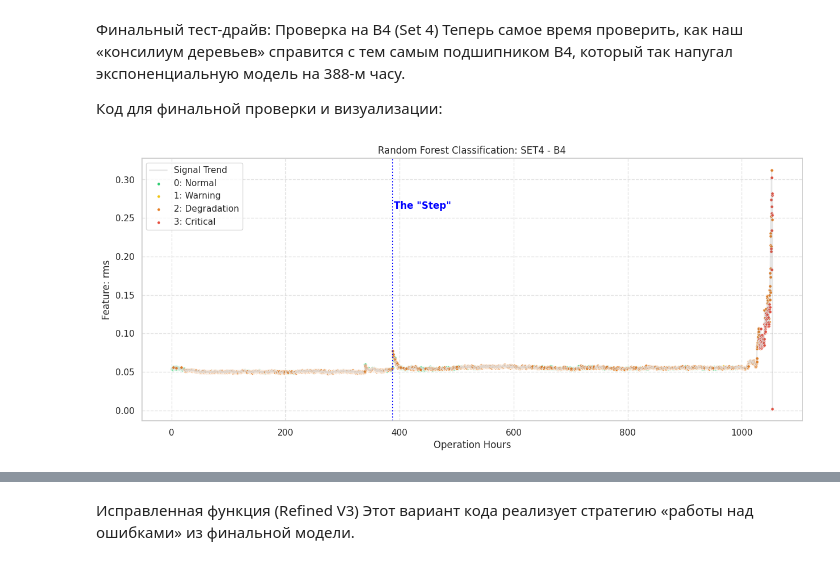
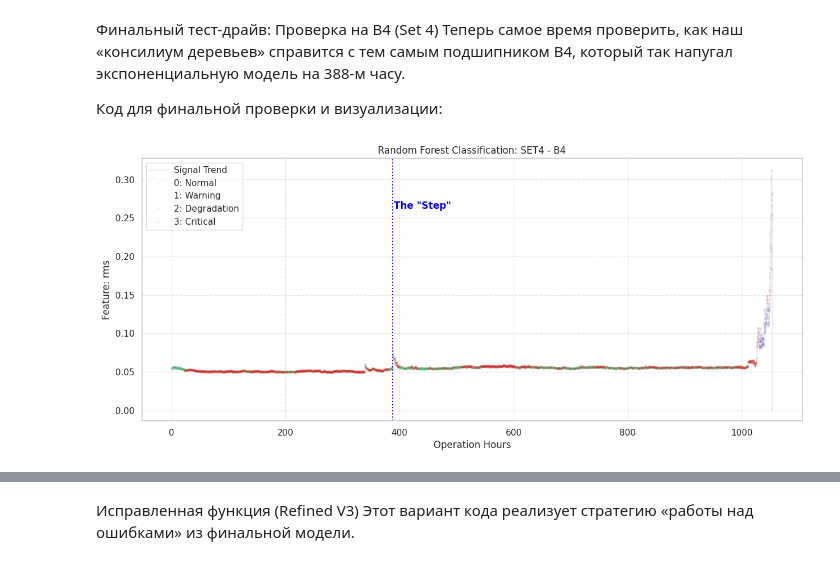
Before and after one commit to czeberyak/industrial-health-index-pdm, a Jupyter notebook: notebooks/industrial-health-index-pdm.ipynb, the cells around one changed output, grey strips where cells are left out. Cells and saved outputs as stored; diff of their text form; code cells hidden in the pictures.

```diff
--- a/notebooks/industrial-health-index-pdm.ipynb
+++ b/notebooks/industrial-health-index-pdm.ipynb
@@ -1058,6 +1058,34 @@ def assign_labels_by_percent(df, fpt_time):
                 labels.append(3)  # Critical (Последние 15%)
 
     return np.array(labels)
+# %%
+def assign_labels_by_percent(df, fpt_time):
+    """
+    Размечает данные на 4 класса на основе прогресса деградации.
+    """
+    labels = []
+    max_time = df['op_hours'].max()
+
+    # Период деградации (от обнаружения до финала)
+    degradation_period = max_time - fpt_time
+
+    for _, row in df.iterrows():
+        t = row['op_hours']
+
+        if t < fpt_time:
+            labels.append(0)  # Normal
+        else:
+            # Считаем прогресс внутри фазы деградации (0.0 to 1.0)
+            progress = (t - fpt_time) / degradation_period
+
+            if progress <= 0.20:
+                labels.append(1)  # Warning (Первые 20%)
+            elif progress <= 0.85:
+                labels.append(2)  # Degradation (Основной путь)
+            else:
+                labels.append(3)  # Critical (Последние 15%)
+
+    return np.array(labels)
 # %% [markdown]
 Шаг 3: Сборка Большого Трейна (X_train, y_train)
 Здесь мы объединяем опыт разных подшипников в одну «базу знаний» для Random Forest.
@@ -1247,35 +1275,35 @@ def plot_ml_prediction(dataset_name, b_id):
     hi_cols = [c for c in X_test.columns if 'hi' in c.lower() and 'roll' not in c and 'grad' not in c]
     hi_plot_col = hi_cols[0] if hi_cols else X_test.columns[1]  # Берём HI или вторую колонку после времени
 
 
     # Рисуем фон
-    plt.plot(X_test['op_hours'], X_test[hi_plot_col], color='gray', alpha=0.2, label='Signal Trend')
+    plt.plot(X_test['op_hours'], X_test[hi_plot_col], color='gray', alpha=0.15, label='Signal Trend')
 
     # Раскрашиваем точки по классам
-    colors = ['#2ecc71', '#f1c40f', '#e67e22', '#e74c3c']
+    colors = ['#2ecc71', "#f0c507", "#db0f0f", "#1101ec"]
     labels = ['0: Normal', '1: Warning', '2: Degradation', '3: Critical']
 
     for i in range(4):
         mask = (preds == i)
         if mask.any():
             plt.scatter(X_test.loc[mask, 'op_hours'], X_test.loc[mask, hi_plot_col],
-                        c=colors[i], label=labels[i], s=15, edgecolors='white', linewidth=0.5)
+                        c=colors[i], label=labels[i], s=8, alpha=0.1, edgecolors='none', linewidth=0.5)
 
     plt.title(f'Random Forest Classification: {dataset_name.upper()} - {b_id.upper()}')
     plt.xlabel('Operation Hours')
     plt.ylabel(f'Feature: {hi_plot_col}')
     plt.legend(loc='upper left')
     plt.grid(True, linestyle='--', alpha=0.5)
 
     # Отметка аномалии для B4
     if b_id.lower() == 'b4' and dataset_name.lower() == 'set4':
         plt.axvline(x=388, color='blue', linestyle=':', label='Step Anomaly (388h)')
         plt.text(390, plt.ylim()[1]*0.8, 'The "Step"', color='blue', fontweight='bold')
 
     plt.show()
 
 # Запускаем финальный аккорд!
 plot_ml_prediction('set4', 'b4')
 # %% [output]
-[figure, old version]
+[figure, new version]
 # %% [markdown]
```
Also changed, not shown: parts of 8 cells of this notebook.
